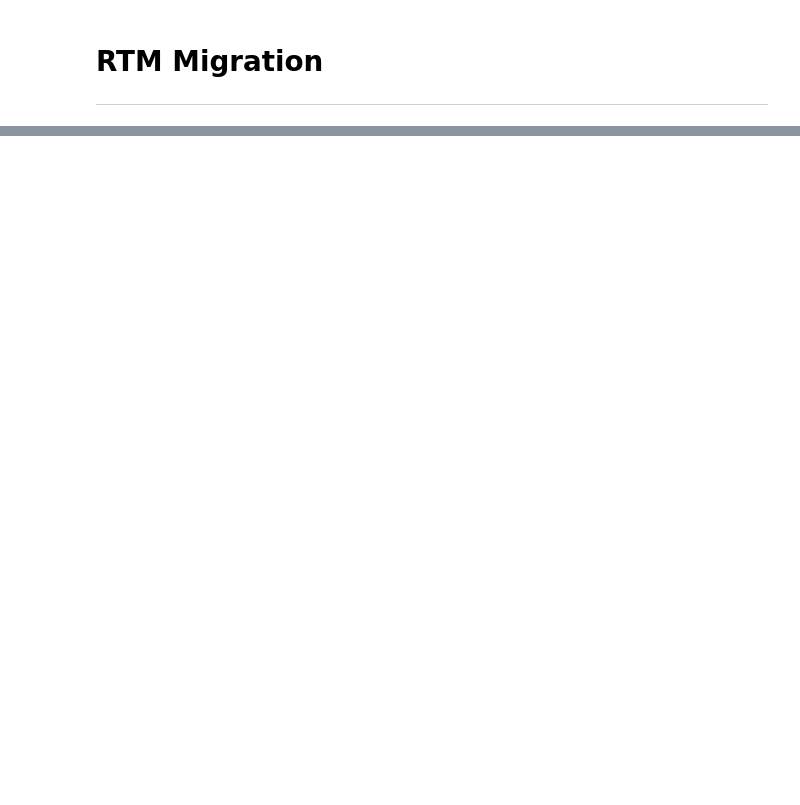
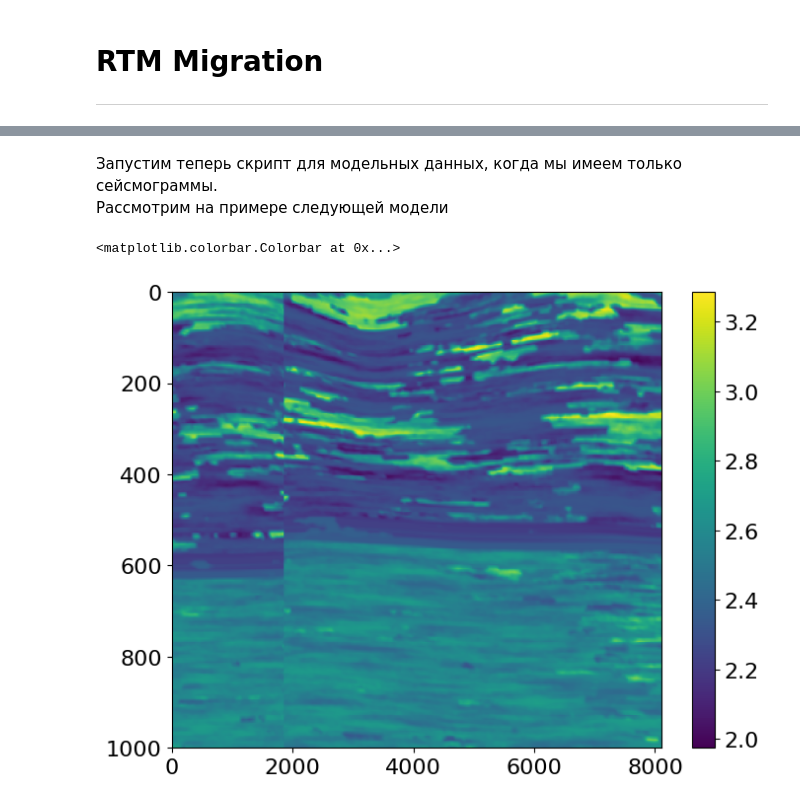
Before and after one commit to spaceswimmer/Migr_Lib, a Jupyter notebook: Modeling Presentation.ipynb, the cells around one changed output, grey strips where cells are left out. Cells and saved outputs as stored; diff of their text form; code cells hidden in the pictures; blank space fills up the shorter version.

```diff
--- a/Modeling Presentation.ipynb
+++ b/Modeling Presentation.ipynb
@@ -220,3 +249,12 @@ axs[1].imshow(dnmo_spr.T, aspect='auto', vmin=-np.quantile(dnmo_spr, 0.9), vmax
+# %% [markdown]
+Запустим теперь скрипт для модельных данных, когда мы имеем только сейсмограммы.
+Рассмотрим на примере следующей модели
+# %%
+plt.imshow(model_vp.T, aspect = 'auto', extent=(0, 8100, 1000, 0))
+plt.colorbar()
+# %% [output]
+<matplotlib.colorbar.Colorbar at 0x...>
+[figure, added]
 # %%
 !python Scripts/RTM.py
 # %% [output]
```
Also changed, not shown: parts of 24 cells of this notebook, 9 other files.
